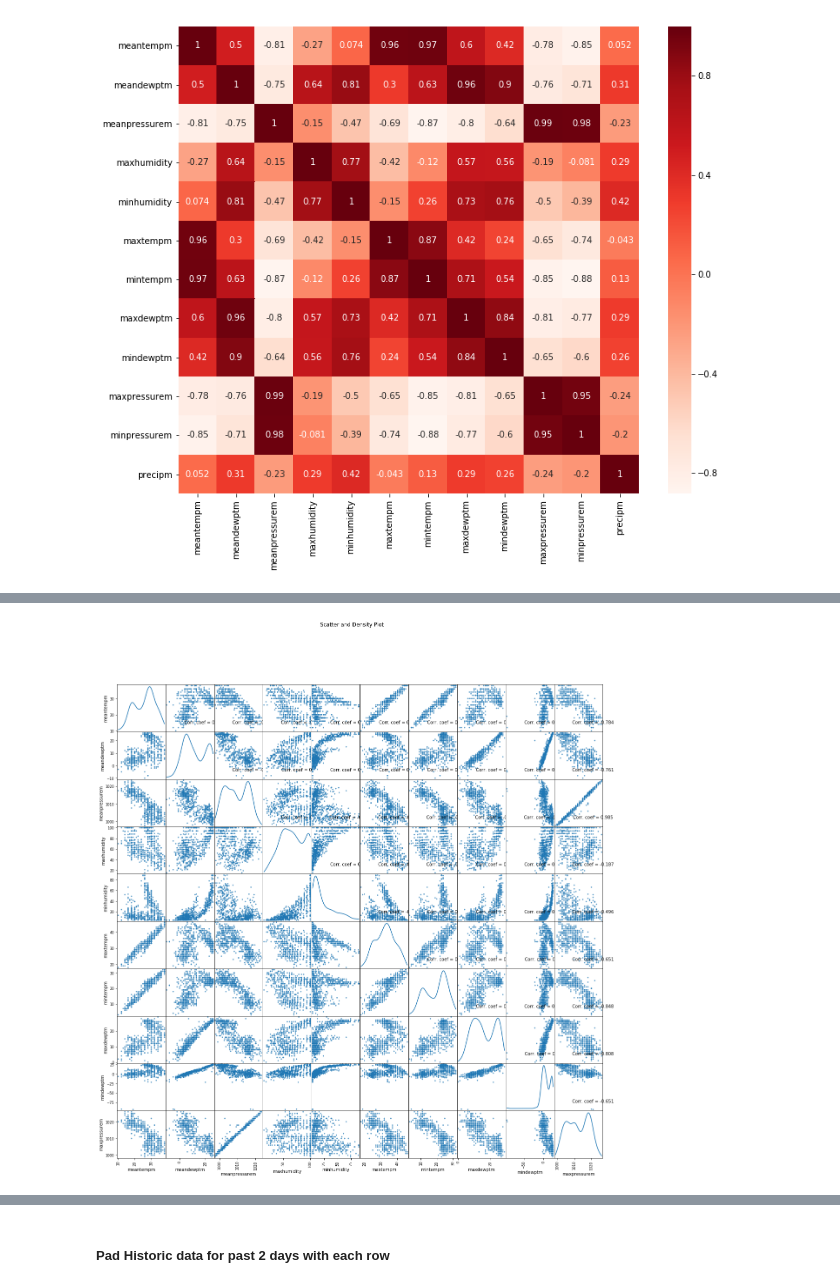
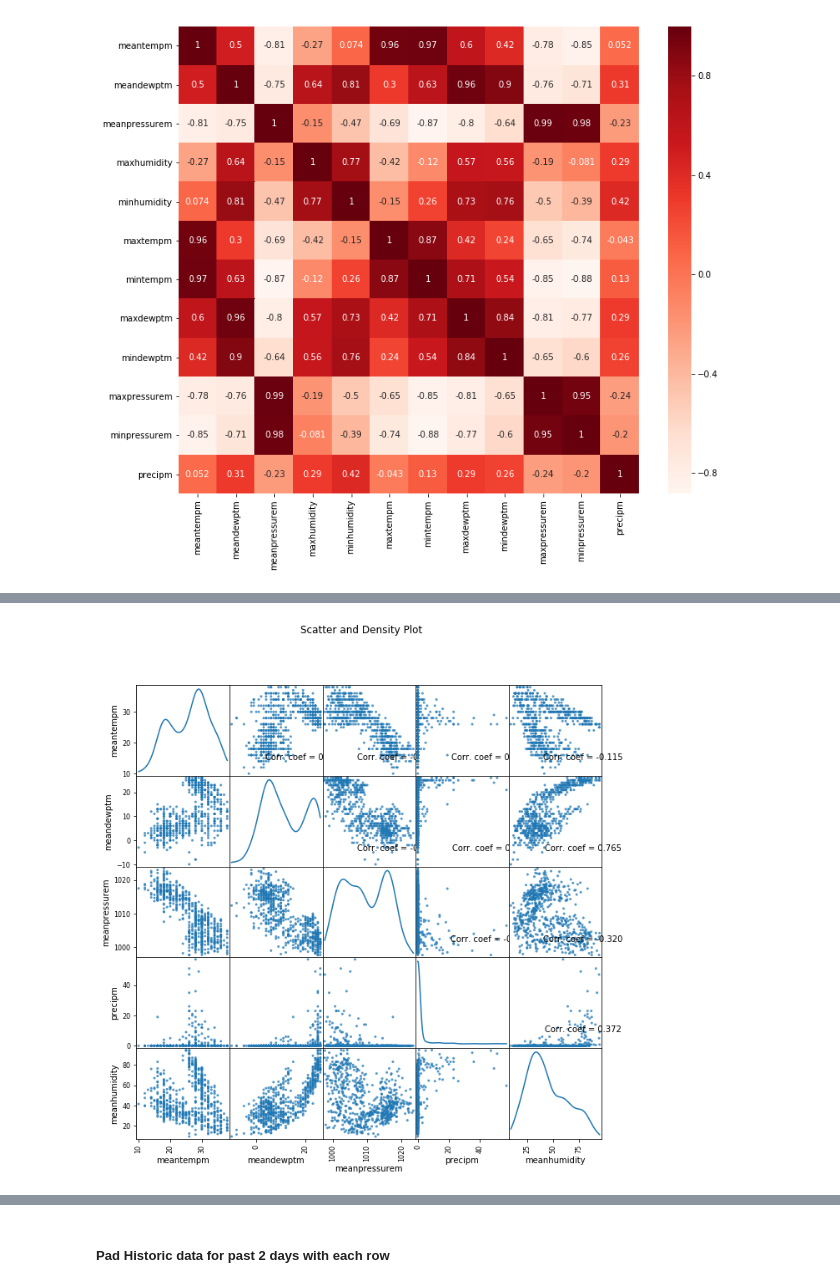
Before and after one commit to shivammehta25/Machine-Learning-Lab, a Jupyter notebook: Data Analysis Task/Data-Analysis-Task.ipynb, the cells around one changed output, grey strips where cells are left out. Cells and saved outputs as stored; diff of their text form; code cells hidden in the pictures.

```diff
--- a/Data Analysis Task/Data-Analysis-Task.ipynb
+++ b/Data Analysis Task/Data-Analysis-Task.ipynb
@@ -103,0 +93,8 @@ plotPerColumnDistribution(df, 10, 5)
+# %%
+def min_max_to_mean(df, input_columns, output_columnname):
+    df[output_columnname] = (df[input_columns[0]] + df[input_columns[1]])/ 2
+    df.drop(input_columns, axis=1, inplace=True)
+    return df
+# %%
+df = min_max_to_mean(df, ['maxhumidity', 'minhumidity'], 'meanhumidity')
+df.drop(['maxtempm', 'mintempm', 'maxdewptm', 'mindewptm', 'maxpressurem', 'minpressurem'], axis=1, inplace=True)
@@ -104,24 +109,23 @@ plotPerColumnDistribution(df, 10, 5)
 # %%
 # Scatter and density plots
 def plotScatterMatrix(df, plotSize, textSize):
-    df = df.select_dtypes(include =[np.number]) # keep only numerical columns
-    # Remove rows and columns that would lead to df being singular
+    df = df.select_dtypes(include =[np.number])
     df = df.dropna('columns')
-    df = df[[col for col in df if df[col].nunique() > 1]] # keep columns where there are more than 1 unique values
+    df = df[[col for col in df if df[col].nunique() > 1]]
     columnNames = list(df)
-    if len(columnNames) > 10: # reduce the number of columns for matrix inversion of kernel density plots
+    if len(columnNames) > 10:
         columnNames = columnNames[:10]
     df = df[columnNames]
     ax = pd.plotting.scatter_matrix(df, alpha=0.75, figsize=[plotSize, plotSize], diagonal='kde')
     corrs = df.corr().values
     for i, j in zip(*plt.np.triu_indices_from(ax, k = 1)):
         ax[i, j].annotate('Corr. coef = %.3f' % corrs[i, j], (0.8, 0.2), xycoords='axes fraction', ha='center', va='center', size=textSize)
     plt.suptitle('Scatter and Density Plot')
     plt.savefig('scatterplot.png')
 
     plt.show()
 
 
-plotScatterMatrix(df, 20, 10)
+plotScatterMatrix(df, 10, 10)
 # %% [output]
-[figure, old version]
+[figure, new version]
```
Also changed, not shown: parts of 62 cells of this notebook.
